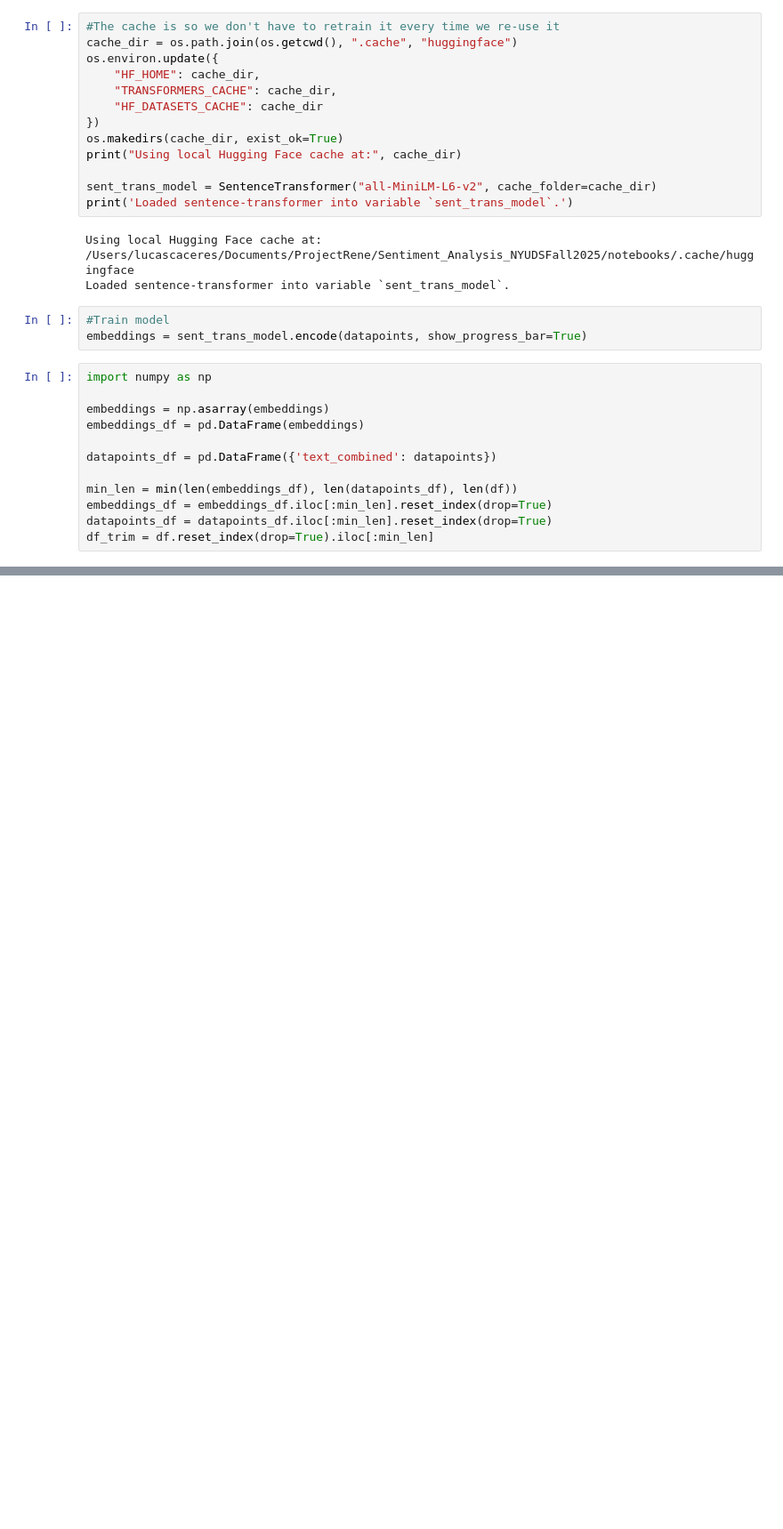
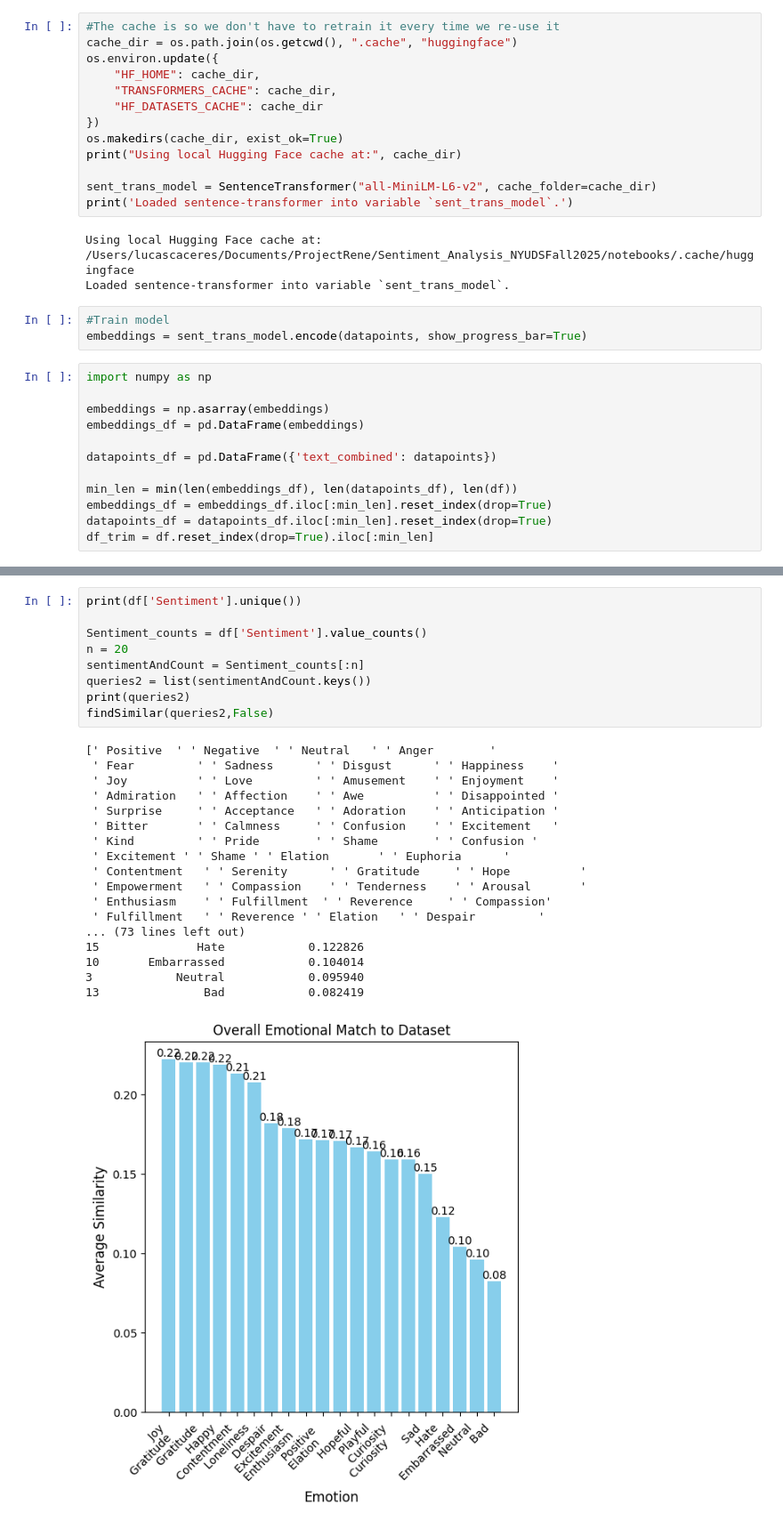
Before and after one commit to yaasamiiiin/Sentiment_Analysis_NYUDSFall2025, a Jupyter notebook: notebooks/sentimental_analysis.ipynb, the cells around one changed output, grey strips where cells are left out. Shown: that part at 89% size. Saved outputs shown, nothing was run; the diff lists cells and outputs as text; blank space fills up the shorter version.

```diff
--- a/notebooks/sentimental_analysis.ipynb
+++ b/notebooks/sentimental_analysis.ipynb
@@ -138,0 +154,28 @@ plt.show()
+# %%
+print(df['Sentiment'].unique())
+
+Sentiment_counts = df['Sentiment'].value_counts()
+n = 20
+sentimentAndCount = Sentiment_counts[:n]
+queries2 = list(sentimentAndCount.keys())
+print(queries2)
+findSimilar(queries2,False)
+# %% [output]
+[' Positive  ' ' Negative  ' ' Neutral   ' ' Anger        '
+ ' Fear         ' ' Sadness      ' ' Disgust      ' ' Happiness    '
+ ' Joy          ' ' Love         ' ' Amusement    ' ' Enjoyment    '
+ ' Admiration   ' ' Affection    ' ' Awe          ' ' Disappointed '
+ ' Surprise     ' ' Acceptance   ' ' Adoration    ' ' Anticipation '
+ ' Bitter       ' ' Calmness     ' ' Confusion    ' ' Excitement   '
+ ' Kind         ' ' Pride        ' ' Shame        ' ' Confusion '
+ ' Excitement ' ' Shame ' ' Elation       ' ' Euphoria      '
+ ' Contentment   ' ' Serenity      ' ' Gratitude     ' ' Hope          '
+ ' Empowerment   ' ' Compassion    ' ' Tenderness    ' ' Arousal       '
+ ' Enthusiasm    ' ' Fulfillment  ' ' Reverence     ' ' Compassion'
+ ' Fulfillment   ' ' Reverence ' ' Elation   ' ' Despair         '
+... (73 lines left out)
+15              Hate            0.122826
+10       Embarrassed            0.104014
+3            Neutral            0.095940
+13               Bad            0.082419
+[figure, added]
```
Also changed, not shown: parts of 4 cells of this notebook, 1 other file.
